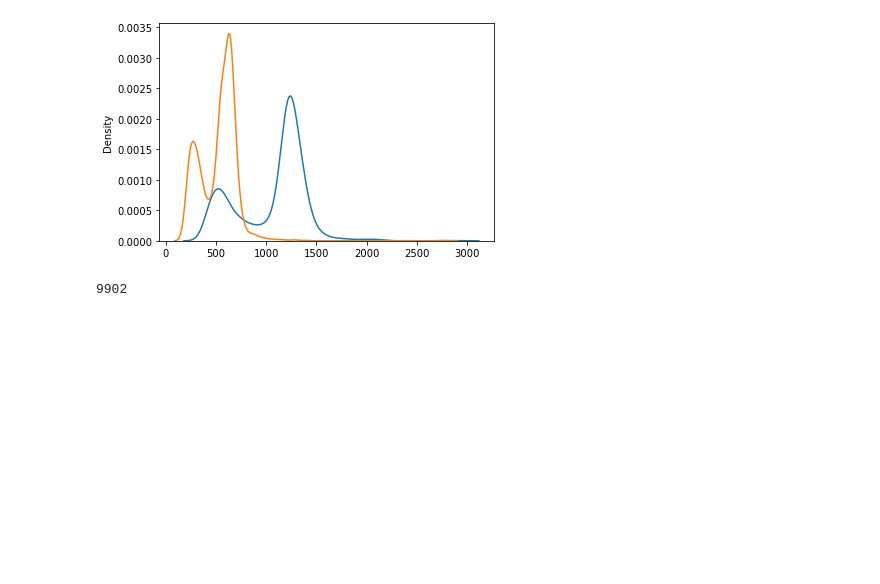
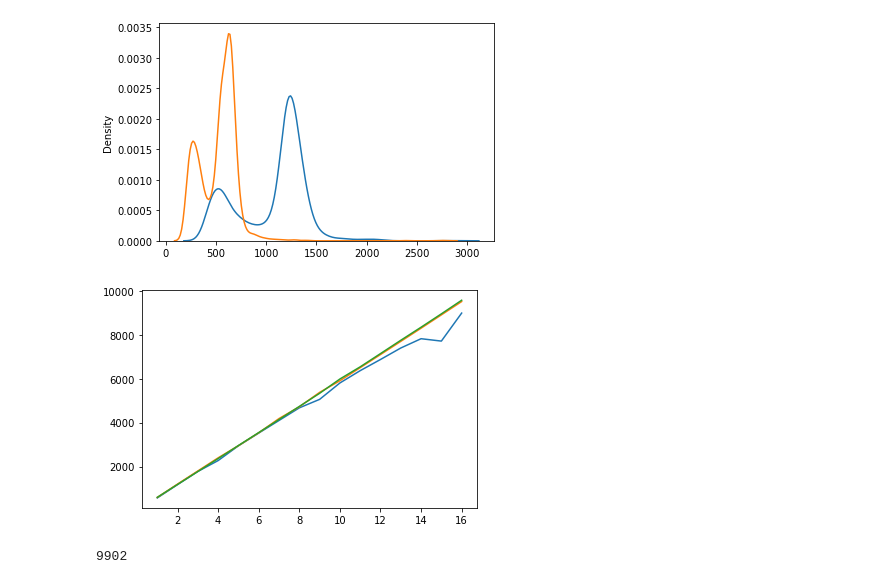
Before and after one commit to jkxjkx1031/ROS2-benchmark, a Jupyter notebook: experiments/stats/stats.ipynb, the cells around one changed output. Cells and saved outputs as stored; diff of their text form; code cells hidden in the pictures; blank space fills up the shorter version.

Commit message:
plot pub/sub throughput

```diff
--- a/experiments/stats/stats.ipynb
+++ b/experiments/stats/stats.ipynb
@@ -49,6 +49,23 @@ sns.distplot(min_latency, hist=False)
 2790 523.1931899641577
 <matplotlib.axes._subplots.AxesSubplot at 0x...>
 [figure]
+# %%
+import numpy as np
+import matplotlib.pyplot as plt
+
+t1 = np.loadtxt('../topic_test/throughput_1ms.txt')
+t10 = np.loadtxt('../topic_test/throughput_10ms.txt')
+t100 = np.loadtxt('../topic_test/throughput_100ms.txt')
+t1 = t1 / 100
+t10 = t10 / 10
+n = np.arange(1, 17)
+
+plt.plot(n, t1)
+plt.plot(n, t10)
+plt.plot(n, t100)
+plt.show()
+# %% [output]
+[figure, added]
 # %%
 import numpy as np
 import pandas as pd
```
Also changed, not shown: 12 other files.
